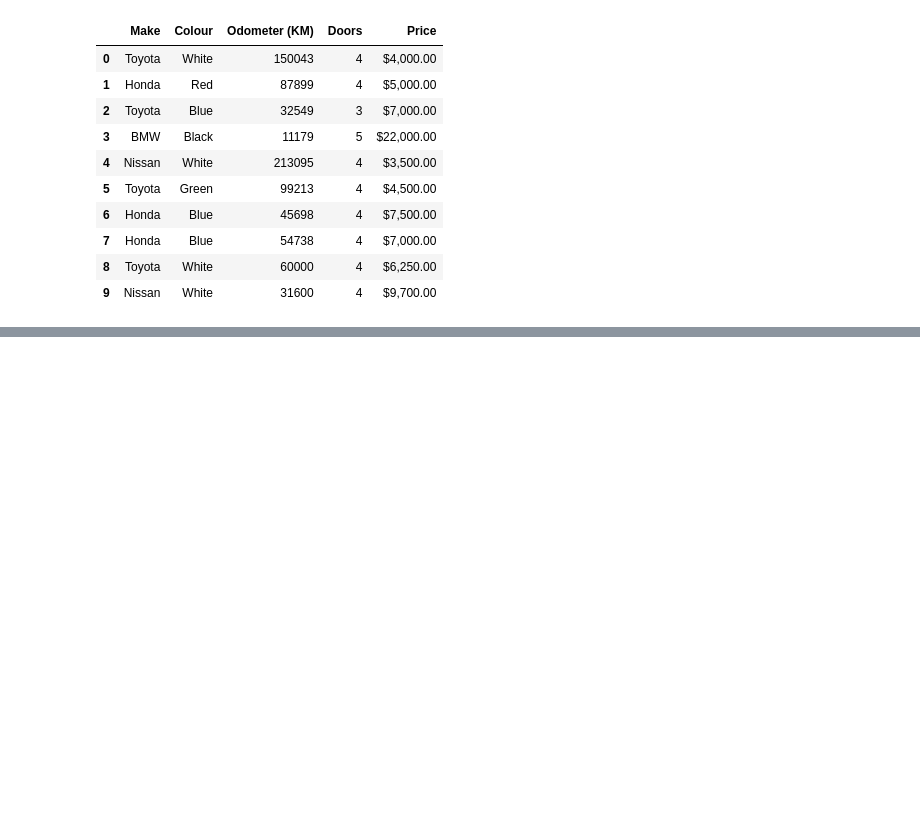
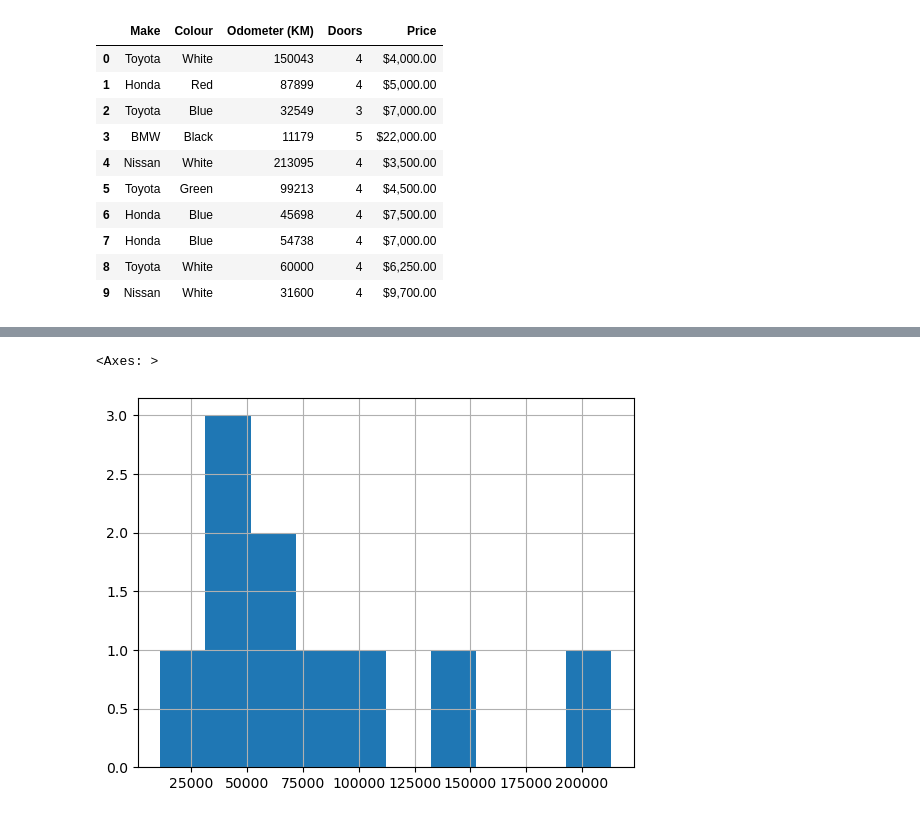
Before and after one commit to abbaac/dataScienceBootCamp, a Jupyter notebook: sample_project_1/introduction-to-pandas.ipynb, the cells around one changed output, grey strips where cells are left out. Saved outputs shown, nothing was run; the diff lists cells and outputs as text; code cells hidden in the pictures; blank space fills up the shorter version.

```diff
--- a/sample_project_1/introduction-to-pandas.ipynb
+++ b/sample_project_1/introduction-to-pandas.ipynb
@@ -70,0 +324,5 @@ export_car_sales
+# %%
+car_data["Odometer (KM)"].hist()
+# %% [output]
+<Axes: >
+[figure, added]
```
Also changed, not shown: parts of 63 cells of this notebook, 2 other files.
